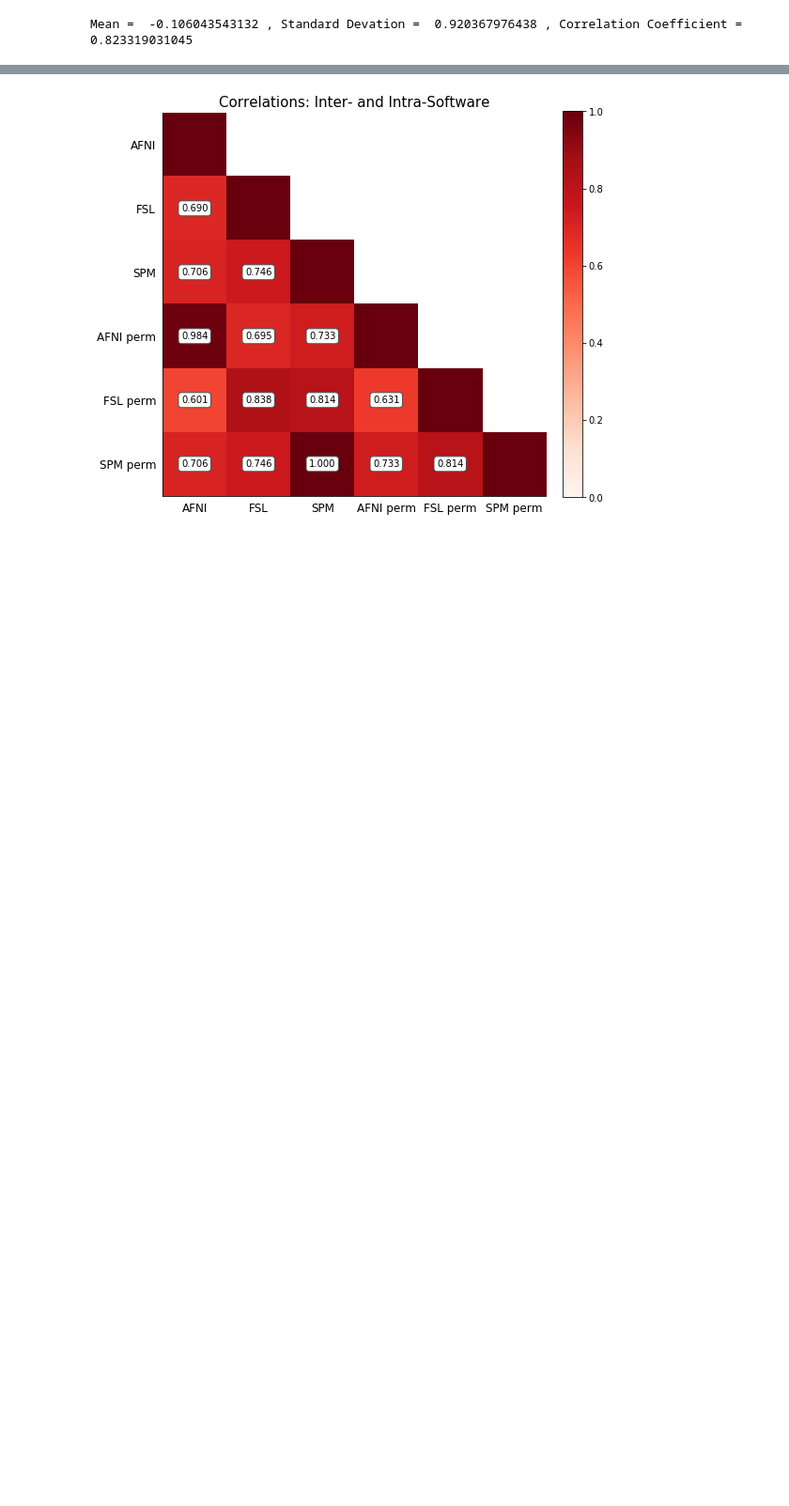
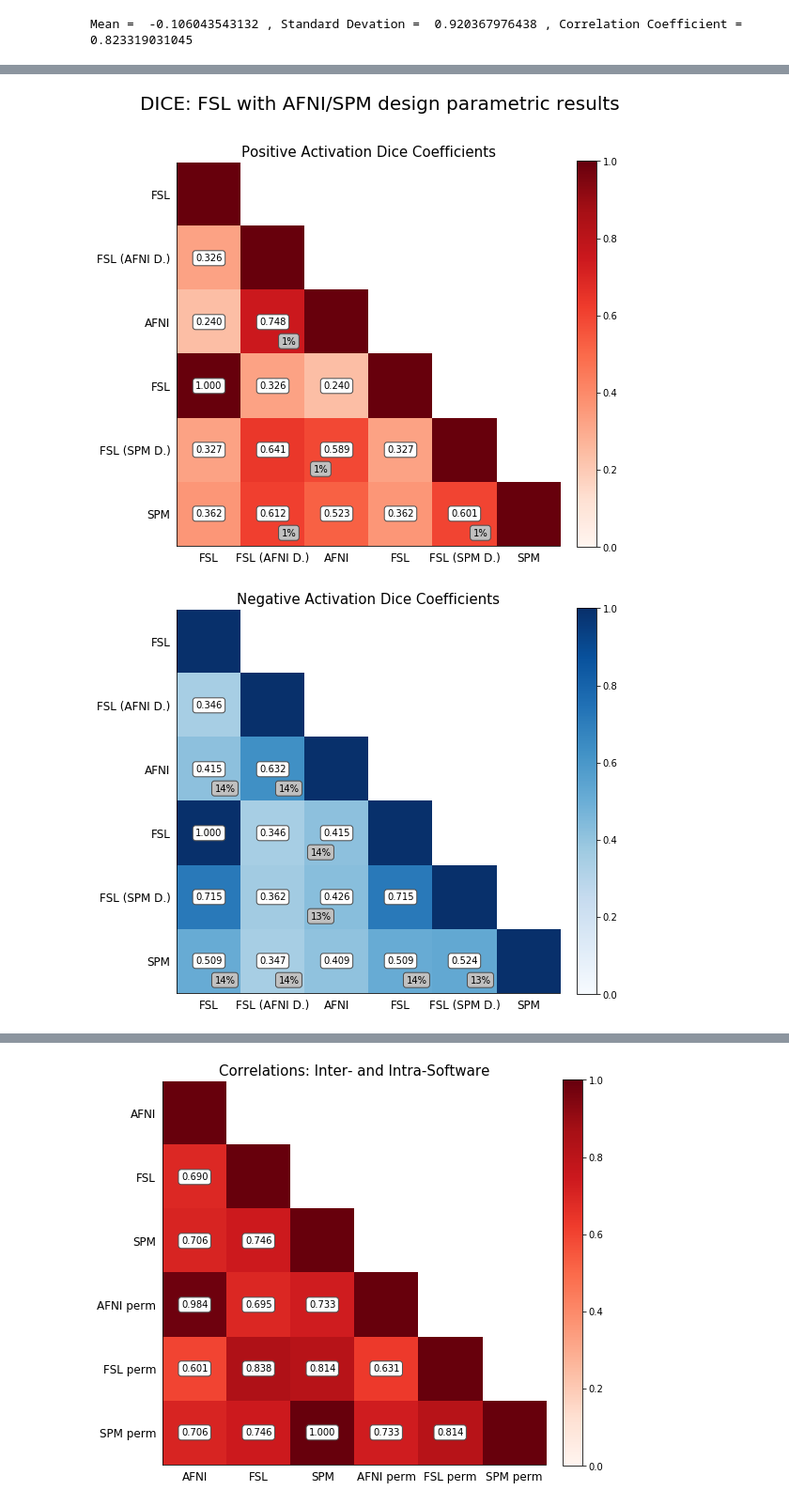
Before and after one commit to NISOx-BDI/SC2, a Jupyter notebook: figures/ds001_notebook.ipynb, the cells around one changed output, grey strips where cells are left out. Shown at 94% size. Cells and saved outputs as stored; diff of their text form; code cells hidden in the pictures; blank space fills up the shorter version.

```diff
--- a/figures/ds001_notebook.ipynb
+++ b/figures/ds001_notebook.ipynb
@@ -451,0 +452,10 @@ dice.dice_old_comparison(afni_perm_pos_exc, old_afni_perm_pos_exc, afni_perm_neg
+# %%
+reload(dice)
+dice.dice_old_comparison(fsl_exc_set_file, fsl_exc_set_file, fsl_exc_set_file_neg, fsl_exc_set_file_neg,
+                        afni_design_exc_set_file, spm_design_exc_set_file, afni_design_exc_set_file_neg, spm_design_exc_set_file_neg,
+                        afni_exc_set_file, spm_exc_set_file, afni_exc_set_file_neg, spm_exc_set_file_neg,
+                        fsl_stat_file, fsl_stat_file, afni_design_stat_file, spm_design_stat_file, afni_stat_file,
+                        spm_stat_file, study=study, design=True)
+# %% [output]
+[figure, added]
+[figure, added]
```
Also changed, not shown: parts of 6 cells of this notebook, 2 other files.
